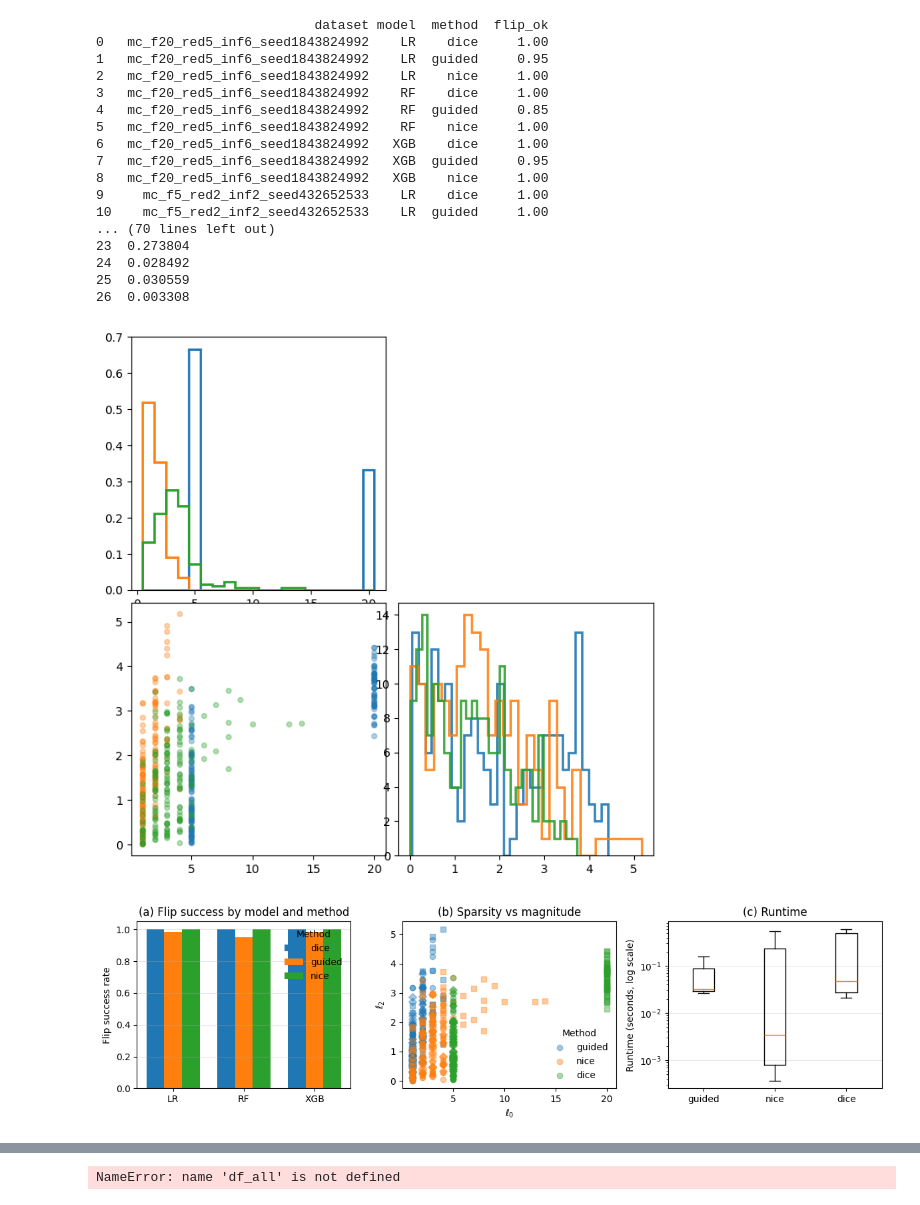
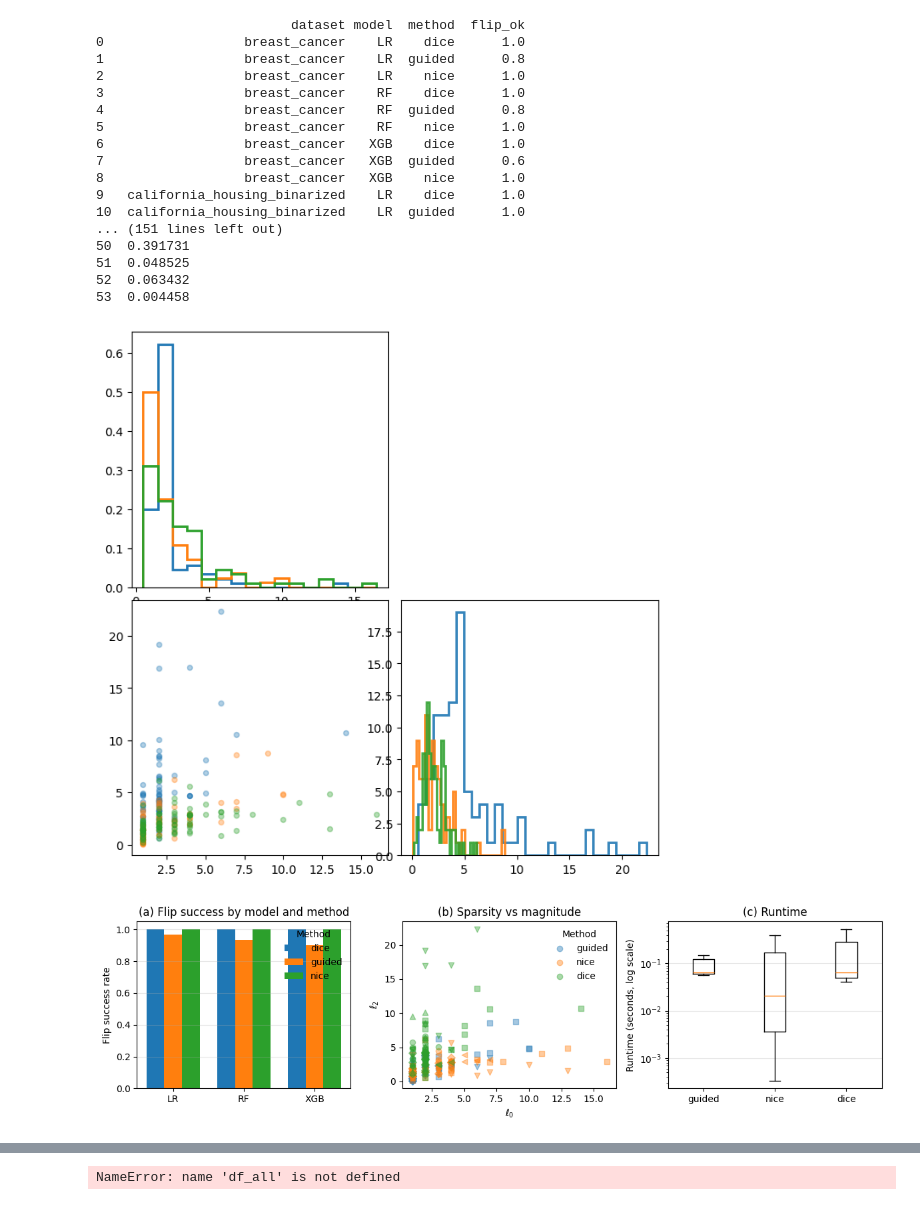
Before and after one commit to leonidaschristodoulou/cf-proposal, a Jupyter notebook: tabpfn_cf5.ipynb, the cells around one changed output, grey strips where cells are left out. Saved outputs shown, nothing was run; the diff lists cells and outputs as text; code cells hidden in the pictures.

Commit message:
datasets added and bugs fixed

```diff
--- a/tabpfn_cf5.ipynb
+++ b/tabpfn_cf5.ipynb
@@ -1286,7 +1347,9 @@ DICE_WEIGHT_POLICIES = {
     ),
 }
 # %%
-real_datasets = load_many(["adult", "credit-g", "breast_cancer", "diabetes", "ca_housing", "gmsc"], openml_version=2)
+real_datasets = load_many([
+    "adult", "credit-g", "breast_cancer", "diabetes",
+    "ca_housing", "heloc", "heart_disease", "gmsc"], openml_version=2)
 suite = generate_make_classification_suite(
         n_datasets=3,
         n_samples=1000,
@@ -1298,14 +1361,16 @@ suite = generate_make_classification_suite(
         random_state=42,
     )
 
-# NB that for TabPFN we run NICE without optimization.
-#df_all, pre_dict, statuses, best_sources = run_over_datasets(
-#    real_datasets[1:-2], seeds=(0,), n_factual=20, guided_max_changed_features=8, guided_n_candidates=2000)
 INCLUDE_TABPFN = False
 
-df_all2, pre_dict2, statuses2, best_sources2 = run_over_datasets(
-    suite, seeds=(1,), n_factual=20, guided_max_changed_features=4, guided_n_candidates=1000,
-    include_tabpfn=INCLUDE_TABPFN)
+# NB that for TabPFN we run NICE without optimization.
+df_all, pre_dict, statuses, best_sources = run_over_datasets(
+    real_datasets[1:-1], seeds=(1,), n_factual=5, guided_max_changed_features=8,
+    guided_n_candidates=2000, include_tabpfn=INCLUDE_TABPFN)
+
+# df_all2, pre_dict2, statuses2, best_sources2 = run_over_datasets(
+#     suite, seeds=(1,), n_factual=20, guided_max_changed_features=4, guided_n_candidates=1000,
+#     include_tabpfn=INCLUDE_TABPFN)
 #df_all2, pre_dict2 = run_over_datasets(suite, seeds=(0,), n_factual=2, guided_n_candidates=1000,guided_max_changed_features=8)
 # %% [output]
 -------------------------
@@ -1367,11 +1457,11 @@ pct
 |  |  | nice | 0.0 | 100.0 |
 # %%
-success = (df_all2
+success = (df_all
            .groupby(["dataset","model","method"])["flip_ok"]
            .mean()
            .reset_index())
 
-perf = (df_all2
+perf = (df_all
         .groupby(["dataset","model","method"])[["l0","l2","margin_cf","time_s"]]
         .median()
         .reset_index())
@@ -1379,23 +1469,23 @@ print(success)
 print("=============================================================================")
 print(perf)
 # %% [output]
-                            dataset model  method  flip_ok
-0   mc_f20_red5_inf6_seed1843824992    LR    dice     1.00
-1   mc_f20_red5_inf6_seed1843824992    LR  guided     0.95
-2   mc_f20_red5_inf6_seed1843824992    LR    nice     1.00
-3   mc_f20_red5_inf6_seed1843824992    RF    dice     1.00
-4   mc_f20_red5_inf6_seed1843824992    RF  guided     0.85
-5   mc_f20_red5_inf6_seed1843824992    RF    nice     1.00
-6   mc_f20_red5_inf6_seed1843824992   XGB    dice     1.00
-7   mc_f20_red5_inf6_seed1843824992   XGB  guided     0.95
-8   mc_f20_red5_inf6_seed1843824992   XGB    nice     1.00
-9     mc_f5_red2_inf2_seed432652533    LR    dice     1.00
-10    mc_f5_red2_inf2_seed432652533    LR  guided     1.00
-... (70 lines left out)
-23  0.273804
-24  0.028492
-25  0.030559
-26  0.003308
+                         dataset model  method  flip_ok
+0                  breast_cancer    LR    dice      1.0
+1                  breast_cancer    LR  guided      0.8
+2                  breast_cancer    LR    nice      1.0
+3                  breast_cancer    RF    dice      1.0
+4                  breast_cancer    RF  guided      0.8
+5                  breast_cancer    RF    nice      1.0
+6                  breast_cancer   XGB    dice      1.0
+7                  breast_cancer   XGB  guided      0.6
+8                  breast_cancer   XGB    nice      1.0
+9   california_housing_binarized    LR    dice      1.0
+10  california_housing_binarized    LR  guided      1.0
+... (151 lines left out)
+50  0.391731
+51  0.048525
+52  0.063432
+53  0.004458
 # %%
 def plot_cornerl(df):
     df = df[df["model"] != "TabPFN"].copy()
@@ -1468,35 +1558,35 @@ def plot_cornerl(df):
             histtype="step",
             linewidth=2,
             alpha=0.9,
             color=color
         )
 
     # -------------------------
     # Axis alignment
     # -------------------------
     # ax11.set_xlim(l0_min - 0.5, l0_max + 0.5)
     # ax01.set_xlim(ax11.get_xlim())
     # ax10.set_ylim(ax11.get_ylim())
 
     # # -------------------------
     # # Labels & cosmetics
     # # -------------------------
     # ax01.tick_params(labelbottom=False)
     # ax10.tick_params(labelleft=False)
 
     # ax11.set_xlabel(r"$\ell_0$")
     # ax11.set_ylabel(r"$\ell_2$")
 
     # ax01.set_title(r"$\ell_0$ (discrete)")
     # ax10.set_title(r"$\ell_2$")
 
     # ax11.grid(True, alpha=0.25)
     # ax11.legend(title="Method", frameon=False)
 
     plt.show()
-plot_cornerl(df_all2)
+plot_cornerl(df_all)
 # %% [output]
-[figure, old version]
+[figure, new version]
 # %%
 def plot_cf_summary(df):
     df = df[df["model"] != "TabPFN"].copy()
@@ -1600,9 +1690,9 @@ def plot_cf_summary(df):
 
     plt.tight_layout()
     #plt.show()
-plot_cf_summary(df_all2)
+plot_cf_summary(df_all)
 # %% [output]
-[figure, old version]
+[figure, new version]
 # %%
 i = 220
 ds_ind = 1
```
Also changed, not shown: parts of 14 cells of this notebook, 2 other files.
